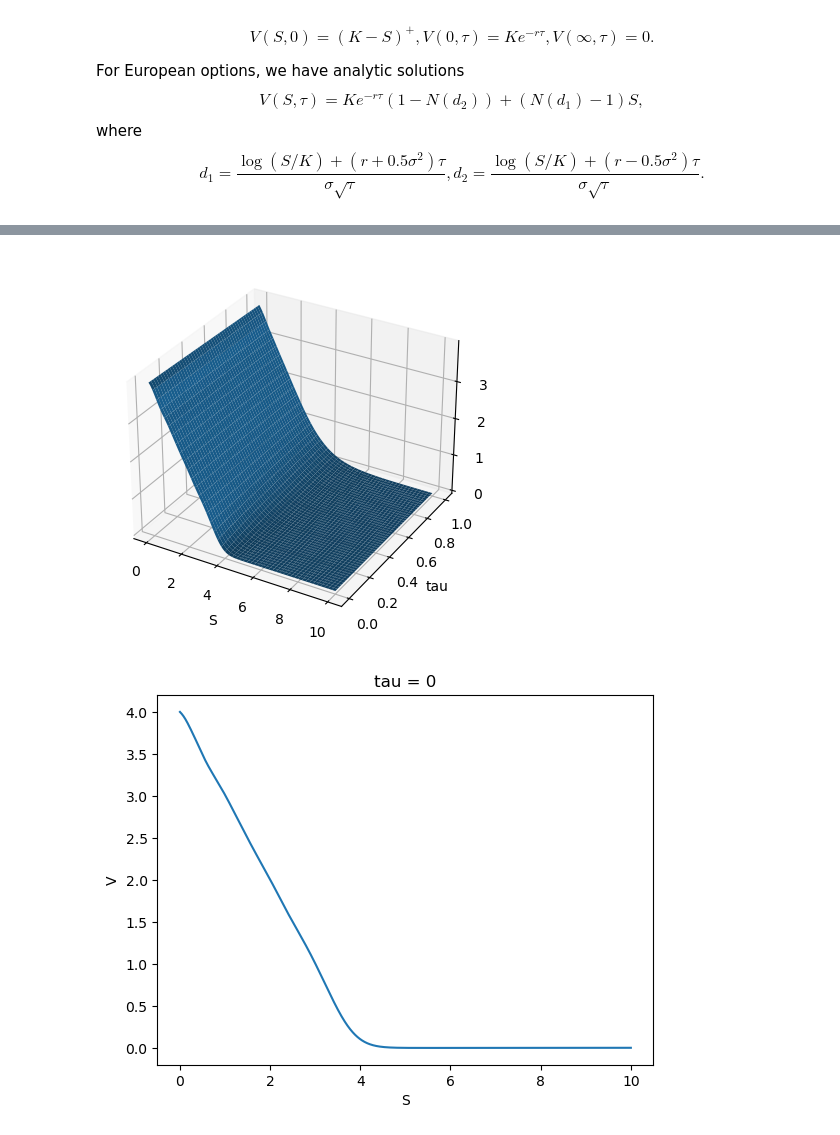
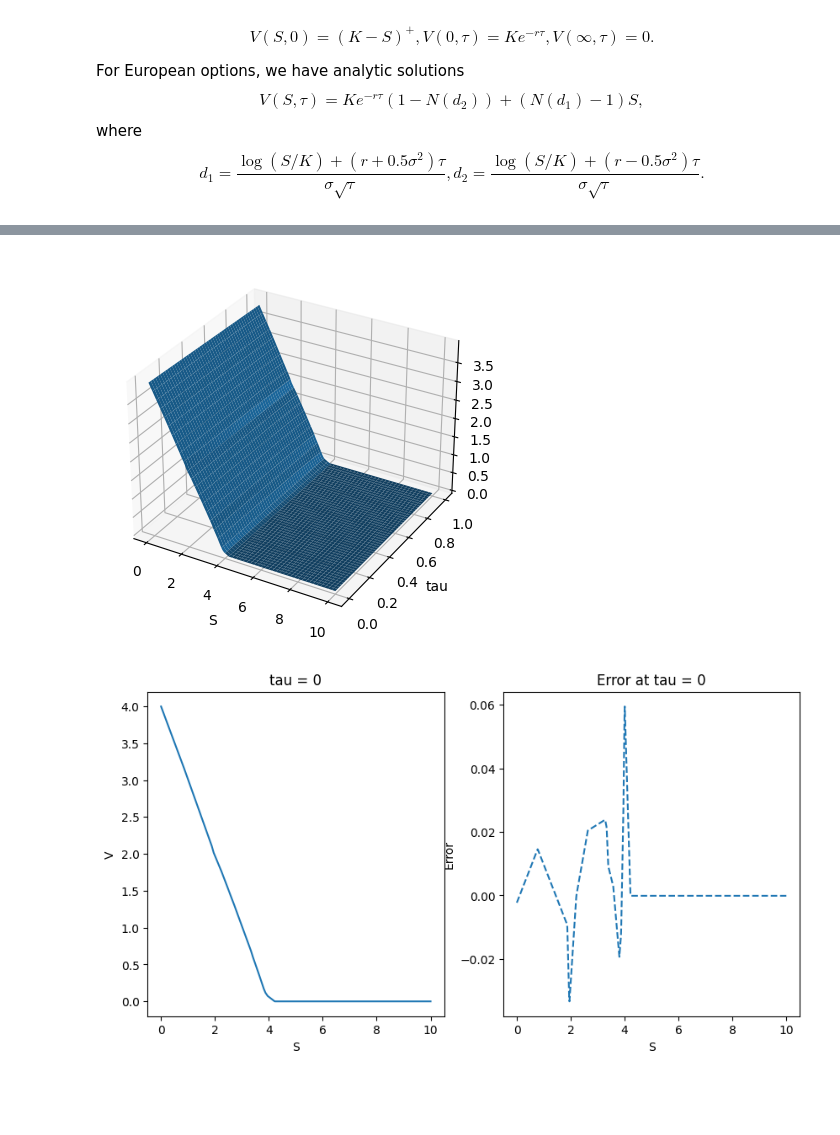
Before and after one commit to liyiyan128/Option-Pricing-Using-Physics-Informed-Neural-Networks, a Jupyter notebook: PINN_example.ipynb, the cells around one changed output, grey strips where cells are left out. Cells and saved outputs as stored; diff of their text form; code cells hidden in the pictures; blank space fills up the shorter version.

```diff
--- a/PINN_example.ipynb
+++ b/PINN_example.ipynb
@@ -167,0 +166,24 @@ plt.show()
+# %%
+# nn = torch.nn.Sequential(
+#     torch.nn.Linear(2, 20),
+#     torch.nn.Tanh(),
+#     torch.nn.Linear(20, 20),
+#     torch.nn.Tanh(),
+#     torch.nn.Linear(20, 20),
+#     torch.nn.Tanh(),
+#     torch.nn.Linear(20, 1)
+# )
+
+nn = torch.nn.Sequential(
+    torch.nn.Linear(2, 20),
+    torch.nn.ReLU(),
+    torch.nn.Linear(20, 20),
+    torch.nn.ReLU(),
+    torch.nn.Linear(20, 20),
+    torch.nn.ReLU(),
+    torch.nn.Linear(20, 1)
+)
+
+model = EuropeanPINN(nn, K, T, r, sigma, S_inf)
+model.train(S_ib, tau_ib, V_ib, S_pde, tau_pde, S_data, tau_data, V_data, epochs=500, lr=1e-1)
+model.plot_loss(data=False, range=-1)
@@ -168,27 +209,36 @@ plt.show()
 # %%
 # plot
 S_plot = torch.linspace(0, 10, 1000)
 tau_plot = torch.linspace(0, T, 1000)
 S_plot, tau_plot = torch.meshgrid(S_plot, tau_plot)
-V_plot = model.forward(S_plot.reshape(-1, 1), tau_plot.reshape(-1, 1)).detach().reshape(1000, 1000)
+V_plot = model(S_plot.reshape(-1, 1), tau_plot.reshape(-1, 1)).detach().reshape(1000, 1000)
 # 3d plot
 fig = plt.figure()
 ax = fig.add_subplot(111, projection='3d')
 ax.plot_surface(S_plot.numpy(), tau_plot.numpy(), V_plot.numpy())
 ax.set_xlabel('S')
 ax.set_ylabel('tau')
 ax.set_zlabel('V')
 plt.show()
+
+# plot tau = 0
+S_plot = torch.linspace(0, 10, 1000)
+V_plot = model(S_plot.reshape(-1, 1), torch.zeros(1000, 1)).reshape(-1).detach()
+V_true = torch.max(K - S_plot, torch.zeros_like(S_plot))
+plt.figure(figsize=(10, 5))
+plt.subplot(121)
+plt.plot(S_plot, V_plot)
+plt.xlabel('S')
+plt.ylabel('V')
+plt.title('tau = 0')
+
+# plot pointwise error at tau = 0
+plt.subplot(122)
+plt.plot(S_plot, V_plot - V_true, ls='--')
+plt.xlabel('S')
+plt.ylabel('Error')
+plt.title('Error at tau = 0')
+plt.show()
 # %% [output]
-[figure, old version]
+[figure, new version]
+[figure, added]
-# %%
-# plot tau = 0
-S_plot = torch.linspace(0, 10, 1000)
-V_plot = model.forward(S_plot.reshape(-1, 1), torch.zeros(1000, 1)).detach()
-plt.plot(S_plot, V_plot)
-plt.xlabel('S')
-plt.ylabel('V')
-plt.title('tau = 0')
-plt.show()
-# %% [output]
-[figure, removed]
```
Also changed, not shown: parts of 6 cells of this notebook.
